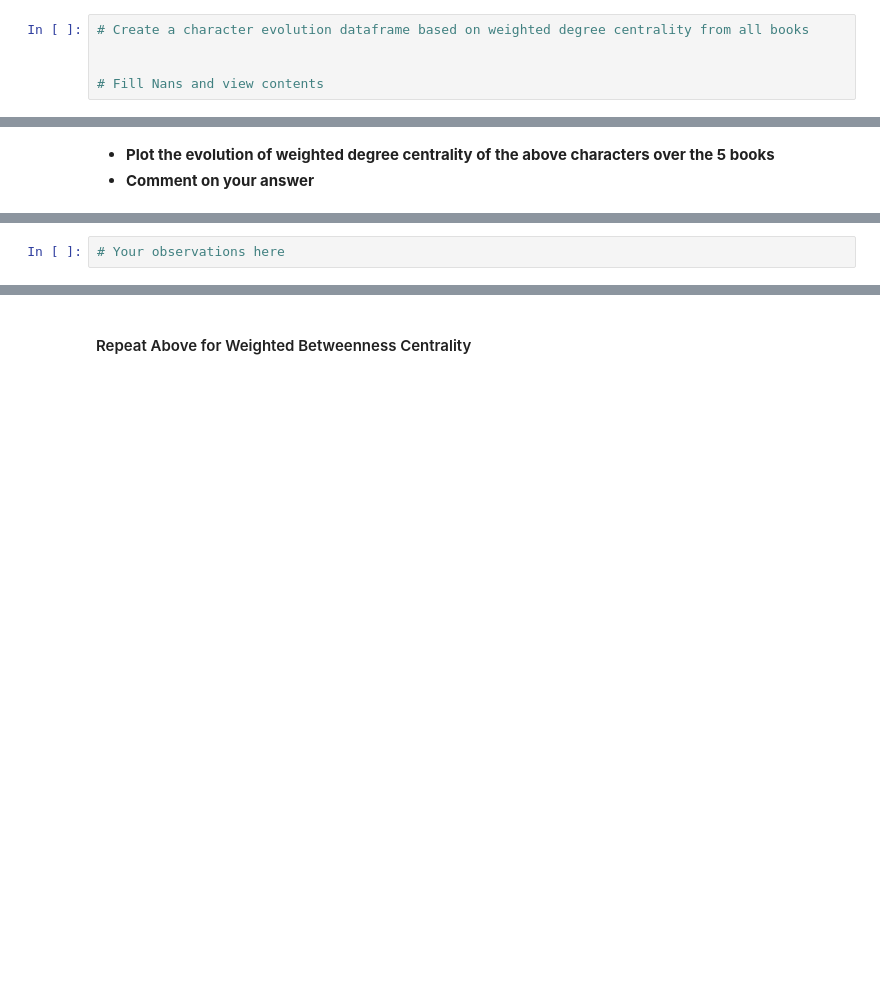
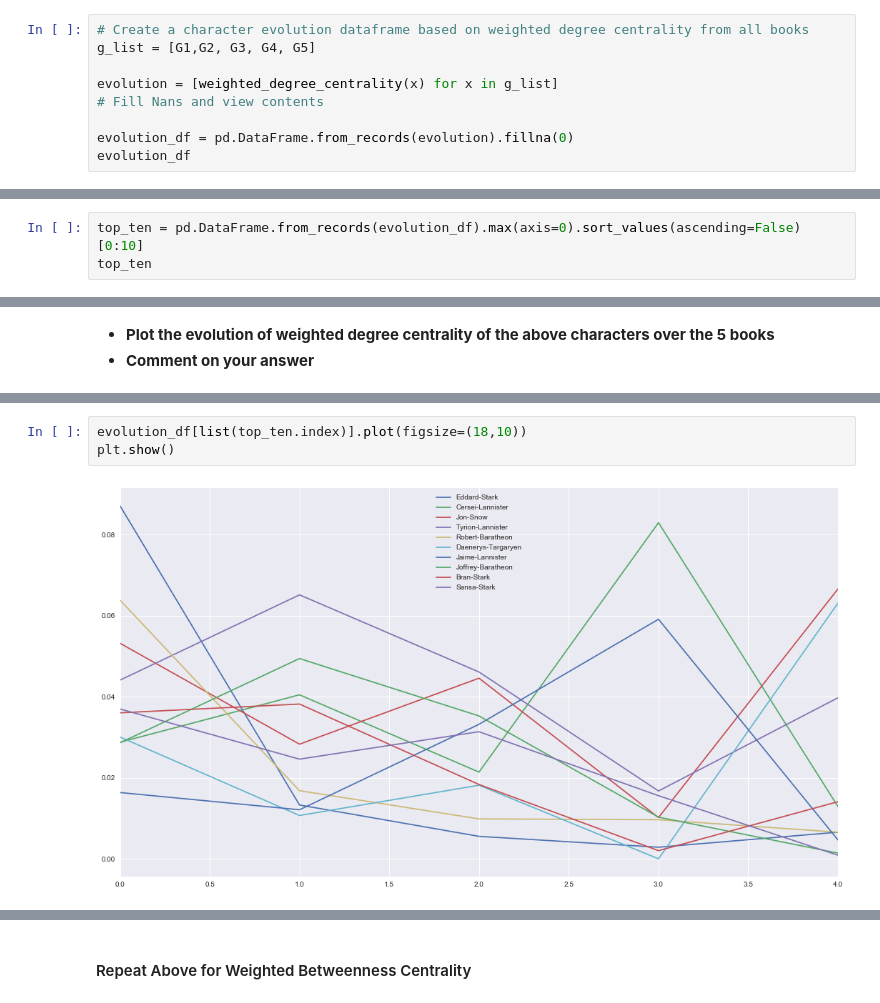
Before and after one commit to MissAle17/dsc-3-28-09-graph-dynamics-node-centrality-lab-online-ds-sp-000, a Jupyter notebook: index.ipynb, the cells around one changed output, grey strips where cells are left out. Cells and saved outputs as stored; diff of their text form; blank space fills up the shorter version.

```diff
--- a/index.ipynb
+++ b/index.ipynb
@@ -312,9 +351,13 @@ By Studying the change in centrality throughout the series, we can create an evo
 Hint: Fill nans with zero for values that can not be calculated  due to being extremely small
 # %%
 # Create a character evolution dataframe based on weighted degree centrality from all books
+g_list = [G1,G2, G3, G4, G5]
 
+evolution = [weighted_degree_centrality(x) for x in g_list]
+# Fill Nans and view contents
 
-# Fill Nans and view contents
+evolution_df = pd.DataFrame.from_records(evolution).fillna(0)
+evolution_df
 # %% [output]
 |  | Addam-Marbrand | Aegon-Frey-(son-of-Stevron) | Aegon-I-Targaryen | Aegon-Targaryen-(son-of-Rhaegar) | Aegon-V-Targaryen | ... |
 | 0 | 0.000611 | 0.000000 | 0.000611 | 0.000000 | 0.000000 | ... |
@@ -340,0 +371,3 @@ dtype: float64
+# %%
+top_ten = pd.DataFrame.from_records(evolution_df).max(axis=0).sort_values(ascending=False)[0:10]
+top_ten
@@ -347,2 +389,5 @@ dtype: float64
-# %%
-# Your observations here
+# %%
+evolution_df[list(top_ten.index)].plot(figsize=(18,10))
+plt.show()
+# %% [output]
+[figure, added]
```
Also changed, not shown: parts of 30 cells of this notebook.
